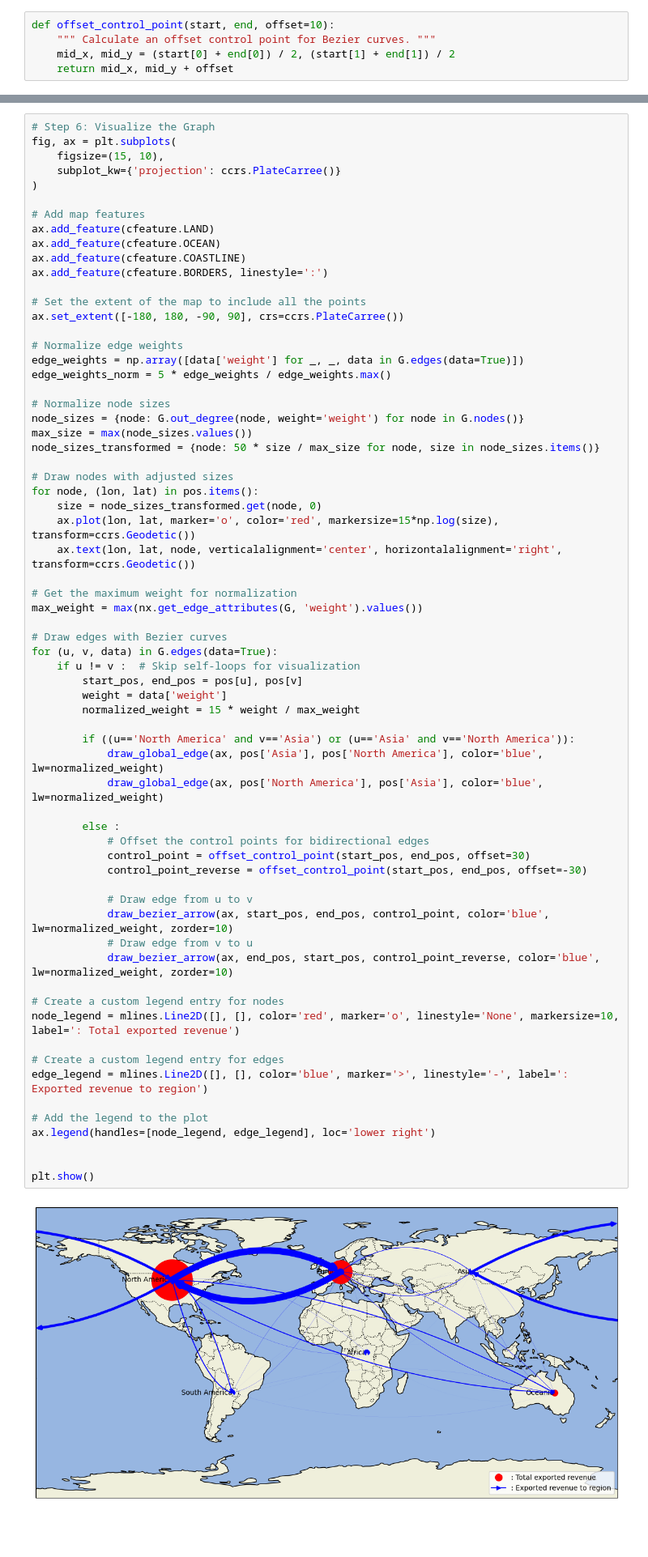
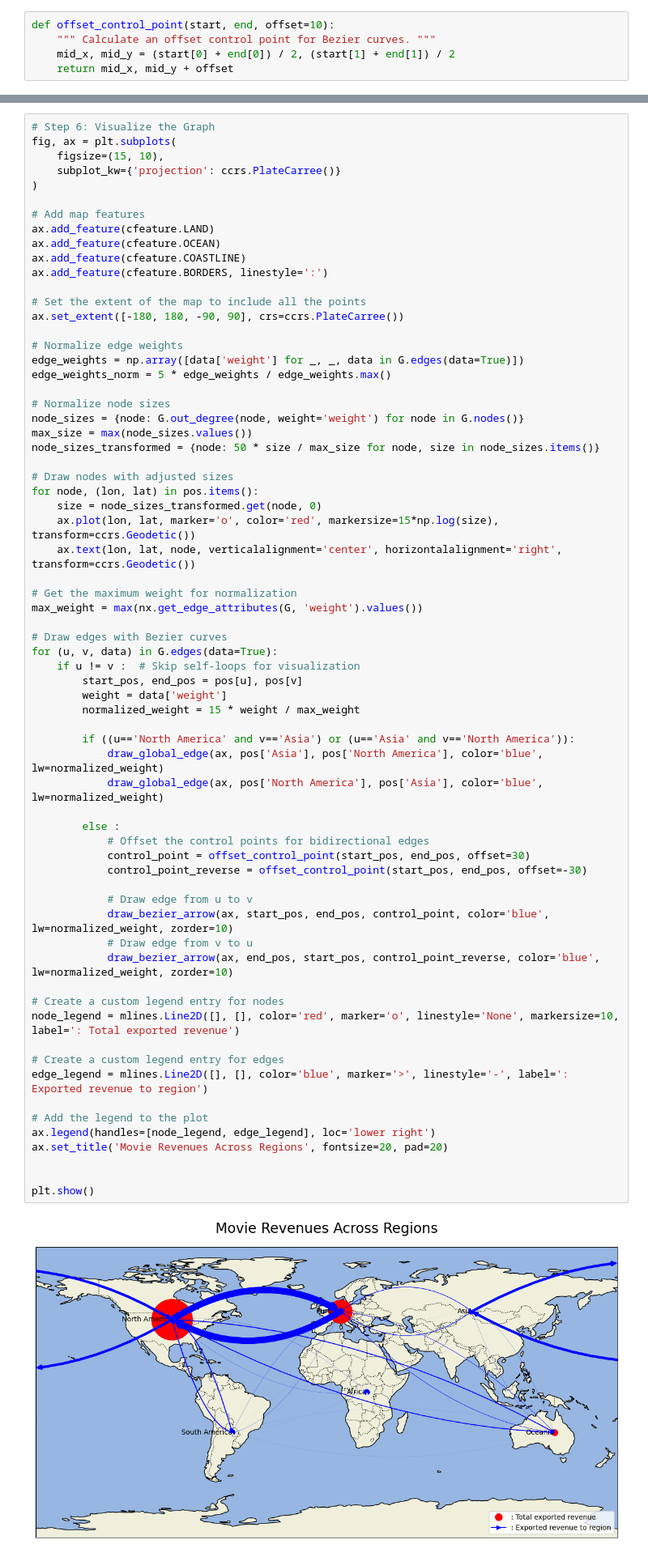
Before and after one commit to epfl-ada/ada-2023-project-nada2023, a Jupyter notebook: main.ipynb, the cells around one changed output, grey strips where cells are left out. Shown at 81% size. Drawn from its saved outputs; the diff is of its cells as text; blank space fills up the shorter version.

```diff
--- a/main.ipynb
+++ b/main.ipynb
@@ -1660,34 +1660,35 @@ for (u, v, data) in G.edges(data=True):
         start_pos, end_pos = pos[u], pos[v]
         weight = data['weight']
         normalized_weight = 15 * weight / max_weight
 
         if ((u=='North America' and v=='Asia') or (u=='Asia' and v=='North America')):
             draw_global_edge(ax, pos['Asia'], pos['North America'], color='blue', lw=normalized_weight)
             draw_global_edge(ax, pos['North America'], pos['Asia'], color='blue', lw=normalized_weight)
 
         else :
             # Offset the control points for bidirectional edges
             control_point = offset_control_point(start_pos, end_pos, offset=30)
             control_point_reverse = offset_control_point(start_pos, end_pos, offset=-30)
 
             # Draw edge from u to v
             draw_bezier_arrow(ax, start_pos, end_pos, control_point, color='blue', lw=normalized_weight, zorder=10)
             # Draw edge from v to u
             draw_bezier_arrow(ax, end_pos, start_pos, control_point_reverse, color='blue', lw=normalized_weight, zorder=10)
 
 # Create a custom legend entry for nodes
 node_legend = mlines.Line2D([], [], color='red', marker='o', linestyle='None', markersize=10, label=': Total exported revenue')
 
 # Create a custom legend entry for edges
 edge_legend = mlines.Line2D([], [], color='blue', marker='>', linestyle='-', label=': Exported revenue to region')
 
 # Add the legend to the plot
 ax.legend(handles=[node_legend, edge_legend], loc='lower right')
+ax.set_title('Movie Revenues Across Regions', fontsize=20, pad=20)
 
 
 plt.show()
 # %% [output]
-[figure, old version]
+[figure, new version]
 # %%
 def prepare_data(df, explode_column):
     df = df.copy()
```
Also changed, not shown: parts of 1 cell of this notebook.
